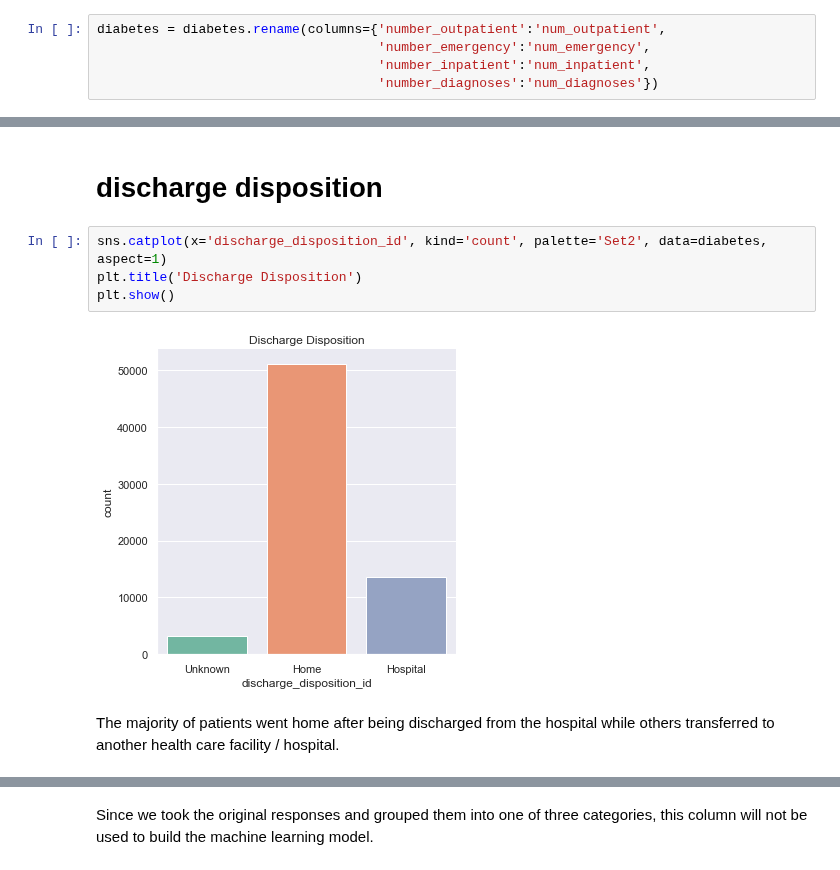
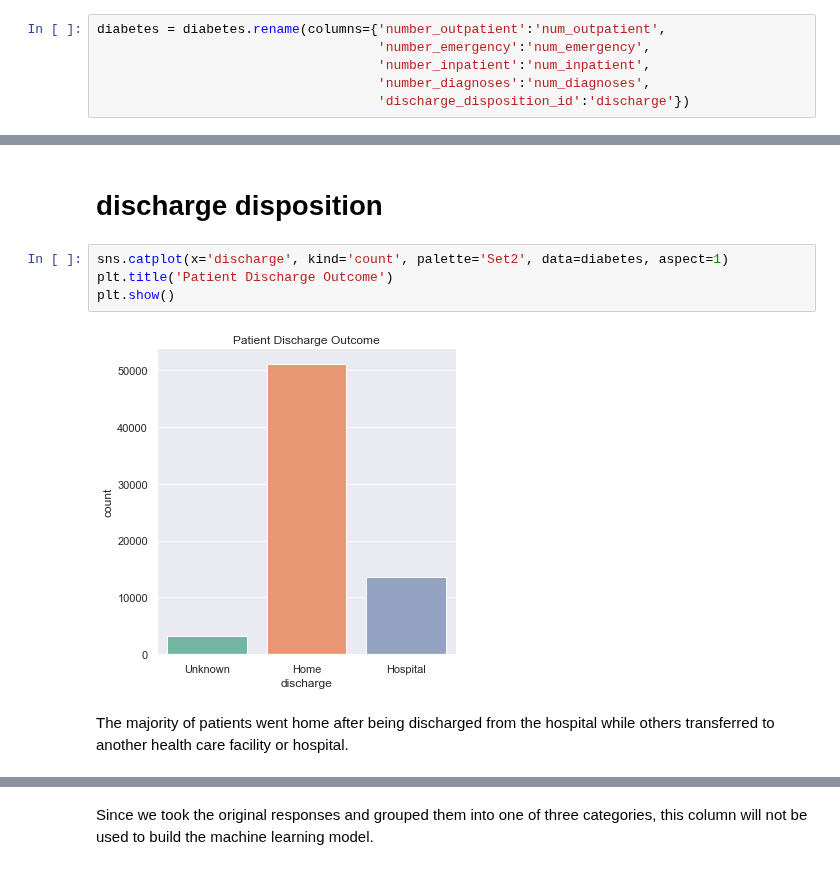
Before and after one commit to annasophiat/diabetic-readmissions, a Jupyter notebook: diabetes_storytelling.ipynb, the cells around one changed output, grey strips where cells are left out. Cells and saved outputs as stored; diff of their text form.

```diff
--- a/diabetes_storytelling.ipynb
+++ b/diabetes_storytelling.ipynb
@@ -55,7 +51,8 @@ Columns use num and number in their names, so to keep them consistent, all colum
 diabetes = diabetes.rename(columns={'number_outpatient':'num_outpatient',
                                     'number_emergency':'num_emergency',
                                     'number_inpatient':'num_inpatient',
-                                    'number_diagnoses':'num_diagnoses'})
+                                    'number_diagnoses':'num_diagnoses',
+                                    'discharge_disposition_id':'discharge'})
 # %%
 # drop the patient number column since each patient is unique
 diabetes = diabetes.drop(columns=['patient_nbr'])
@@ -184,11 +166,11 @@ chart_display(diabetes.readmitted, diabetes.admission_type)
 # %% [markdown]
 # discharge disposition
 # %%
-sns.catplot(x='discharge_disposition_id', kind='count', palette='Set2', data=diabetes, aspect=1)
-plt.title('Discharge Disposition')
+sns.catplot(x='discharge', kind='count', palette='Set2', data=diabetes, aspect=1)
+plt.title('Patient Discharge Outcome')
 plt.show()
 # %% [output]
-[figure, old version]
+[figure, new version]
 # %% [markdown]
-The majority of patients went home after being discharged from the hospital while others transferred to another health care facility / hospital.
+The majority of patients went home after being discharged from the hospital while others transferred to another health care facility or hospital.
 # %%
```
Also changed, not shown: parts of 23 cells of this notebook, 2 other files.
